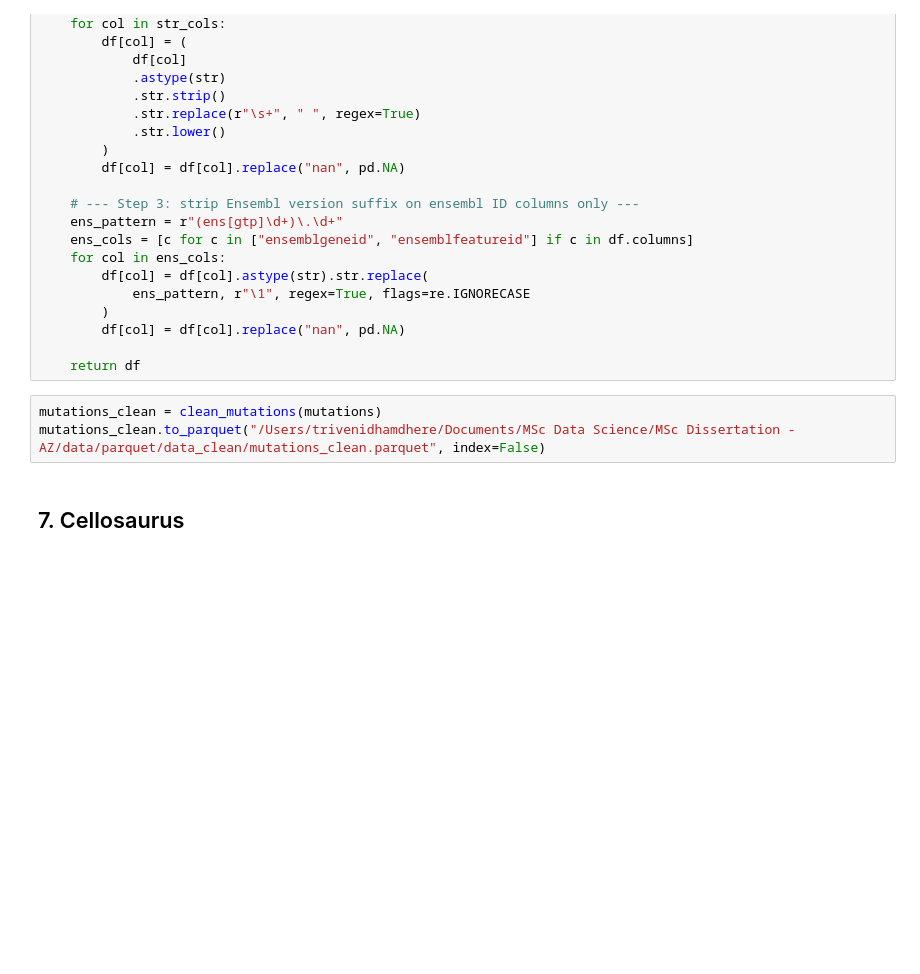
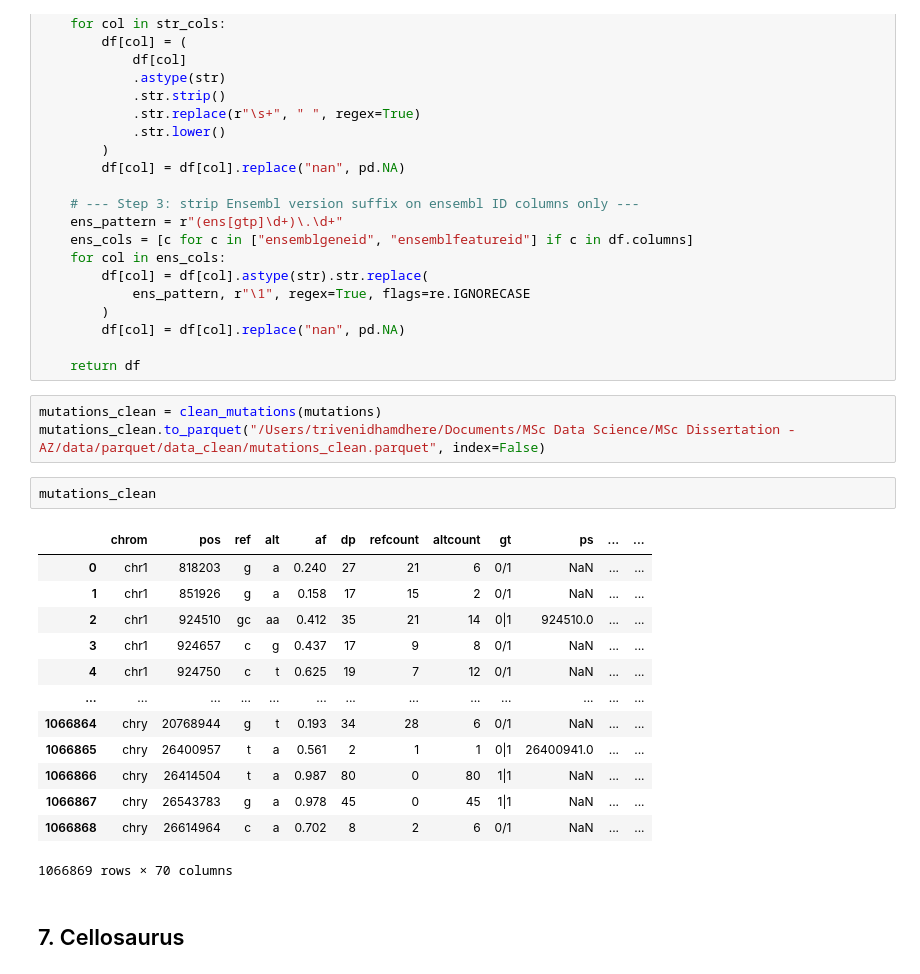
Before and after one commit to UoB-AstraZeneca-25-26/UoB-GeneTraceAI-25-26, a Jupyter notebook: src/02_data_cleaning_pipeline.ipynb, the cells around one changed output. Saved outputs shown, nothing was run; the diff lists cells and outputs as text; blank space fills up the shorter version.

```diff
--- a/src/02_data_cleaning_pipeline.ipynb
+++ b/src/02_data_cleaning_pipeline.ipynb
@@ -435,6 +525,22 @@ def clean_mutations(df):
 # %%
 mutations_clean = clean_mutations(mutations)
 mutations_clean.to_parquet("/Users/trivenidhamdhere/Documents/MSc Data Science/MSc Dissertation - AZ/data/parquet/data_clean/mutations_clean.parquet", index=False)
+# %%
+mutations_clean
+# %% [output]
+|  | chrom | pos | ref | alt | af | dp | refcount | altcount | gt | ps | ... | ... |
+| 0 | chr1 | 818203 | g | a | 0.240 | 27 | 21 | 6 | 0/1 | NaN | ... | ... |
+| 1 | chr1 | 851926 | g | a | 0.158 | 17 | 15 | 2 | 0/1 | NaN | ... | ... |
+| 2 | chr1 | 924510 | gc | aa | 0.412 | 35 | 21 | 14 | 0|1 | 924510.0 | ... | ... |
+| 3 | chr1 | 924657 | c | g | 0.437 | 17 | 9 | 8 | 0/1 | NaN | ... | ... |
+| 4 | chr1 | 924750 | c | t | 0.625 | 19 | 7 | 12 | 0/1 | NaN | ... | ... |
+| ... | ... | ... | ... | ... | ... | ... | ... | ... | ... | ... | ... | ... |
+| 1066864 | chry | 20768944 | g | t | 0.193 | 34 | 28 | 6 | 0/1 | NaN | ... | ... |
+| 1066865 | chry | 26400957 | t | a | 0.561 | 2 | 1 | 1 | 0|1 | 26400941.0 | ... | ... |
+| 1066866 | chry | 26414504 | t | a | 0.987 | 80 | 0 | 80 | 1|1 | NaN | ... | ... |
+| 1066867 | chry | 26543783 | g | a | 0.978 | 45 | 0 | 45 | 1|1 | NaN | ... | ... |
+| 1066868 | chry | 26614964 | c | a | 0.702 | 8 | 2 | 6 | 0/1 | NaN | ... | ... |
+1066869 rows × 70 columns
 # %% [markdown]
 ## 7. Cellosaurus
 # %%
```
Also changed, not shown: parts of 46 cells of this notebook.
